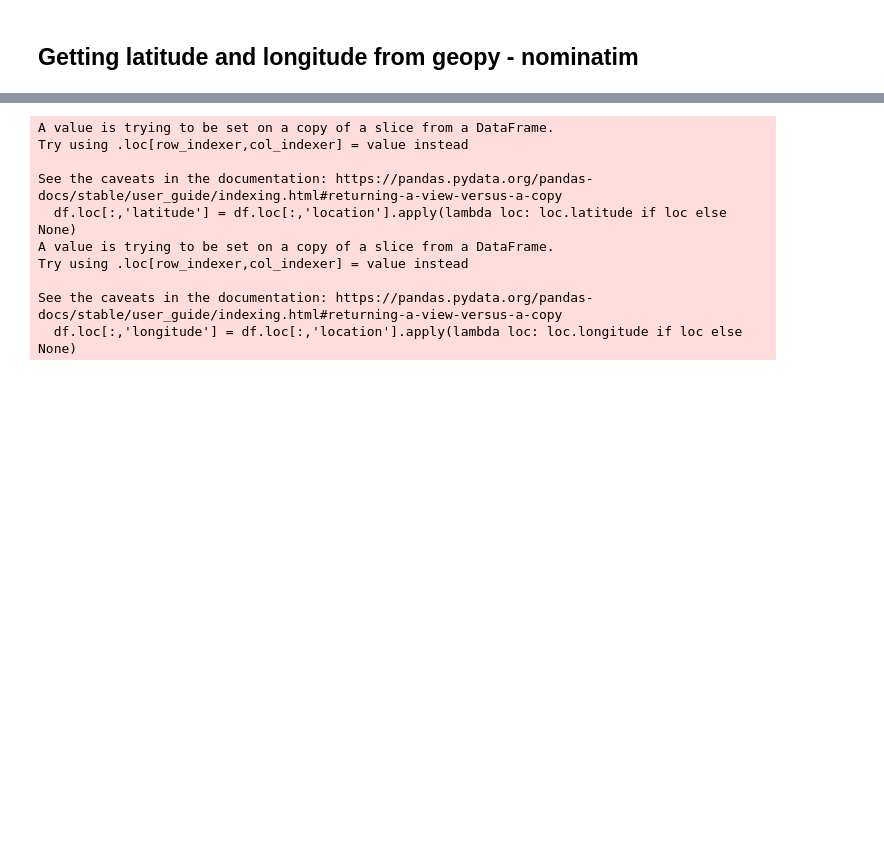
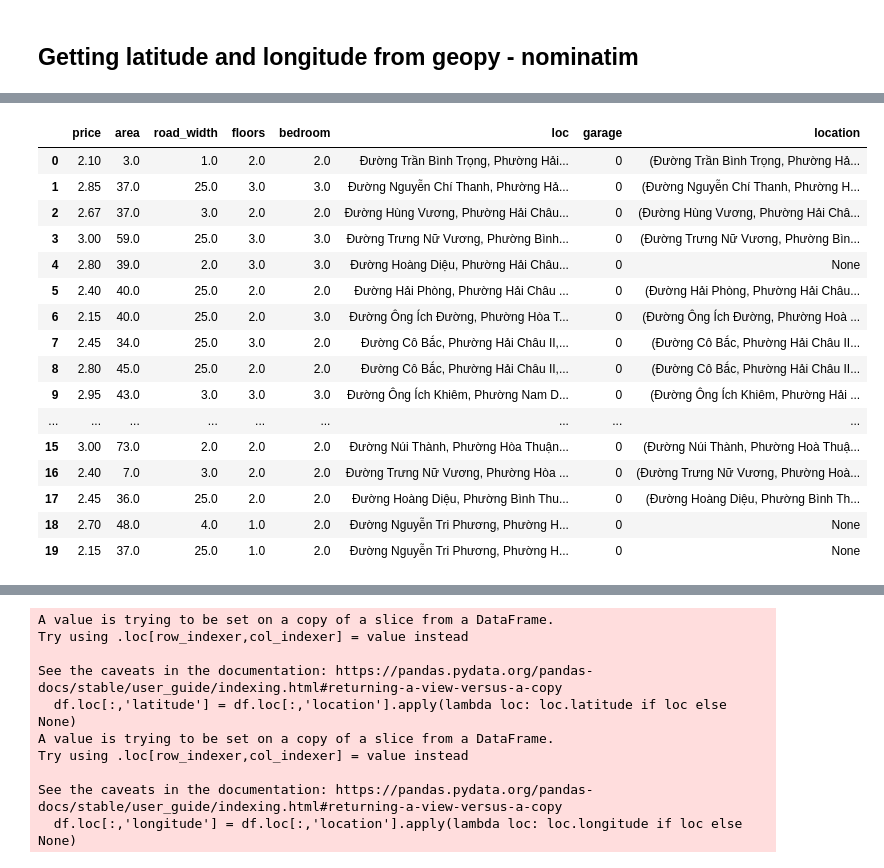
Before and after one commit to aduy2408/Project_ADY201m, a Jupyter notebook: Scraper/alonhadata/CLEANING_DATASET copy.ipynb, the cells around one changed output, grey strips where cells are left out. Cells and saved outputs as stored; diff of their text form; code cells hidden in the pictures; blank space fills up the shorter version.

```diff
--- a/Scraper/alonhadata/CLEANING_DATASET copy.ipynb
+++ b/Scraper/alonhadata/CLEANING_DATASET copy.ipynb
@@ -91,0 +117,6 @@ array([  2.,   3.,   1.,  14.,   4.,  10.,  nan,  11.,   5.,   6.,  12.,
+# %%
+df['road_width'] = df['road_width'].replace(375, np.nan)
+# %%
+df['road_width'] = df['road_width'].replace(545, np.nan)
+# %%
+df['road_width'] = df['road_width'].replace(105, np.nan)
@@ -160,11 +202,5 @@ df.to_csv('cleaned_df_alonhadat.csv',encoding='utf-8',index=False)
 # %%
 from geopy.geocoders import Nominatim
 from geopy.extra.rate_limiter import RateLimiter
-
-
 geolocator = Nominatim(user_agent="lengocduy169@gmail.com", timeout = 10)
 geoadd = RateLimiter(geolocator.geocode, min_delay_seconds= 1)
-
-df['location'] = df.loc[:, 'loc'].apply(geoadd)
-
-df[:20]
@@ -193,0 +207,22 @@ See the caveats in the documentation: https://pandas.pydata.org/pandas-docs/stab
+# %%
+df['location'] = df.loc[:20, 'loc'].apply(geoadd)
+
+df[:20]
+# %% [output]
+|  | price | area | road_width | floors | bedroom | loc | garage | location |
+| 0 | 2.10 | 3.0 | 1.0 | 2.0 | 2.0 | Đường Trần Bình Trọng, Phường Hải... | 0 | (Đường Trần Bình Trọng, Phường Hả... |
+| 1 | 2.85 | 37.0 | 25.0 | 3.0 | 3.0 | Đường Nguyễn Chí Thanh, Phường Hả... | 0 | (Đường Nguyễn Chí Thanh, Phường H... |
+| 2 | 2.67 | 37.0 | 3.0 | 2.0 | 2.0 | Đường Hùng Vương, Phường Hải Châu... | 0 | (Đường Hùng Vương, Phường Hải Châ... |
+| 3 | 3.00 | 59.0 | 25.0 | 3.0 | 3.0 | Đường Trưng Nữ Vương, Phường Bình... | 0 | (Đường Trưng Nữ Vương, Phường Bìn... |
+| 4 | 2.80 | 39.0 | 2.0 | 3.0 | 3.0 | Đường Hoàng Diệu, Phường Hải Châu... | 0 | None |
+| 5 | 2.40 | 40.0 | 25.0 | 2.0 | 2.0 | Đường Hải Phòng, Phường Hải Châu ... | 0 | (Đường Hải Phòng, Phường Hải Châu... |
+| 6 | 2.15 | 40.0 | 25.0 | 2.0 | 3.0 | Đường Ông Ích Đường, Phường Hòa T... | 0 | (Đường Ông Ích Đường, Phường Hoà ... |
+| 7 | 2.45 | 34.0 | 25.0 | 3.0 | 2.0 | Đường Cô Bắc, Phường Hải Châu II,... | 0 | (Đường Cô Bắc, Phường Hải Châu II... |
+| 8 | 2.80 | 45.0 | 25.0 | 2.0 | 2.0 | Đường Cô Bắc, Phường Hải Châu II,... | 0 | (Đường Cô Bắc, Phường Hải Châu II... |
+| 9 | 2.95 | 43.0 | 3.0 | 3.0 | 3.0 | Đường Ông Ích Khiêm, Phường Nam D... | 0 | (Đường Ông Ích Khiêm, Phường Hải ... |
+| ... | ... | ... | ... | ... | ... | ... | ... | ... |
+| 15 | 3.00 | 73.0 | 2.0 | 2.0 | 2.0 | Đường Núi Thành, Phường Hòa Thuận... | 0 | (Đường Núi Thành, Phường Hoà Thuậ... |
+| 16 | 2.40 | 7.0 | 3.0 | 2.0 | 2.0 | Đường Trưng Nữ Vương, Phường Hòa ... | 0 | (Đường Trưng Nữ Vương, Phường Hoà... |
+| 17 | 2.45 | 36.0 | 25.0 | 2.0 | 2.0 | Đường Hoàng Diệu, Phường Bình Thu... | 0 | (Đường Hoàng Diệu, Phường Bình Th... |
+| 18 | 2.70 | 48.0 | 4.0 | 1.0 | 2.0 | Đường Nguyễn Tri Phương, Phường H... | 0 | None |
+| 19 | 2.15 | 37.0 | 25.0 | 1.0 | 2.0 | Đường Nguyễn Tri Phương, Phường H... | 0 | None |
```
Also changed, not shown: parts of 16 cells of this notebook, 11 other files.
